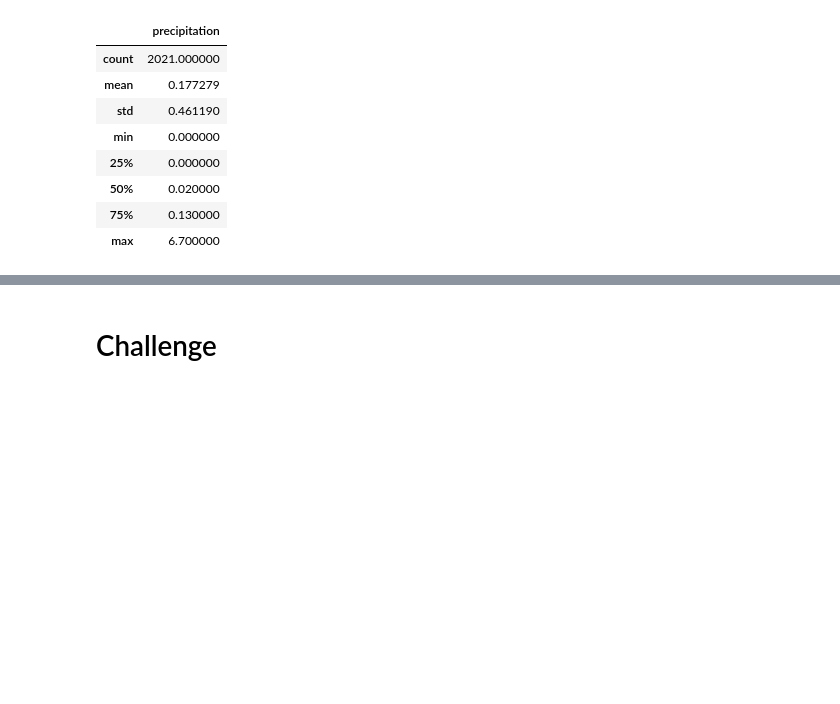
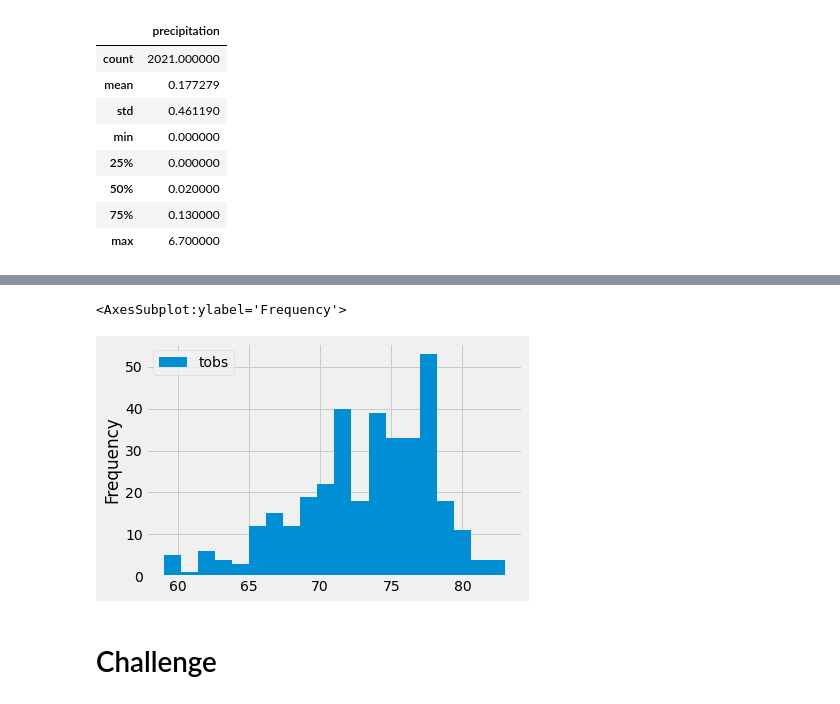
Before and after one commit to ricardoguerreiro92/surfs_up, a Jupyter notebook: climate_analysis.ipynb, the cells around one changed output, grey strips where cells are left out. Saved outputs shown, nothing was run; the diff lists cells and outputs as text; code cells hidden in the pictures; blank space fills up the shorter version.

```diff
--- a/climate_analysis.ipynb
+++ b/climate_analysis.ipynb
@@ -100,3 +152,9 @@ results_df.describe()
+# %%
+#SkillDrill 9.3.4 - this graph is more detailed and shows that about 290 days were above 67 degrees
+result_df.plot.hist(bins=20)
+# %% [output]
+<AxesSubplot:ylabel='Frequency'>
+[figure, added]
 # %%
 # Write a function called `calc_temps` that will accept start date and end date in the format '%Y-%m-%d'
 # and return the minimum, average, and maximum temperatures for that range of dates
```
Also changed, not shown: parts of 6 cells of this notebook.
